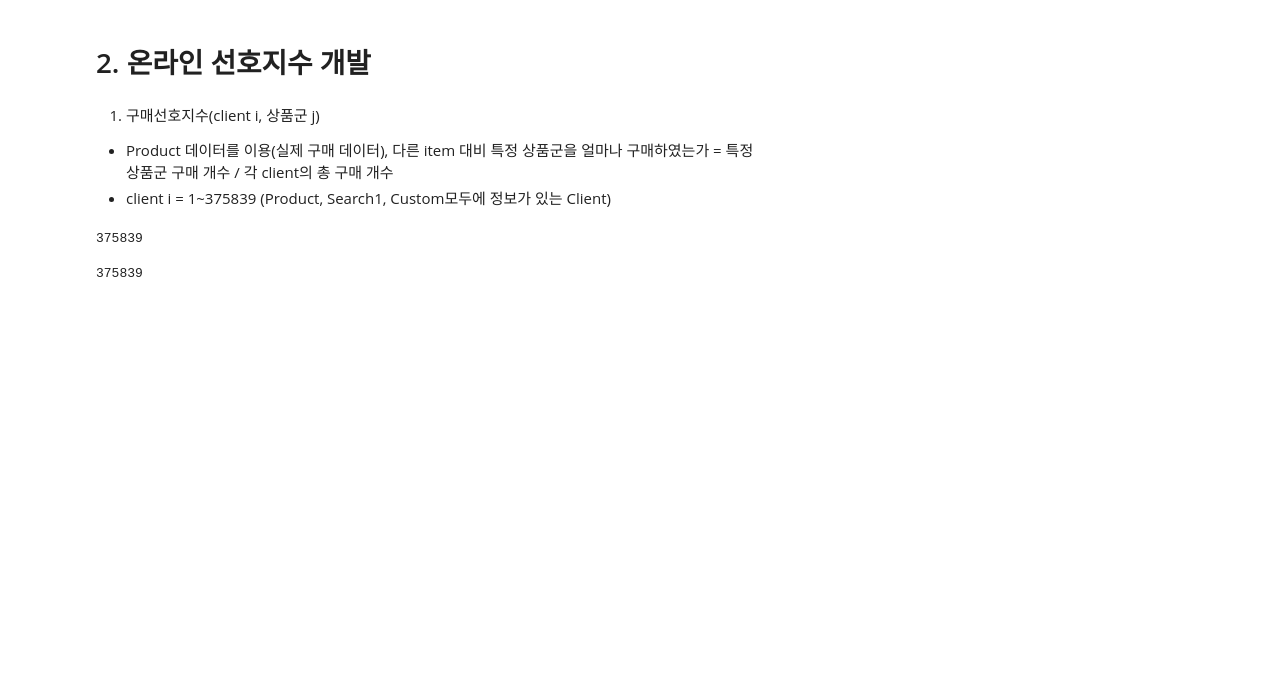
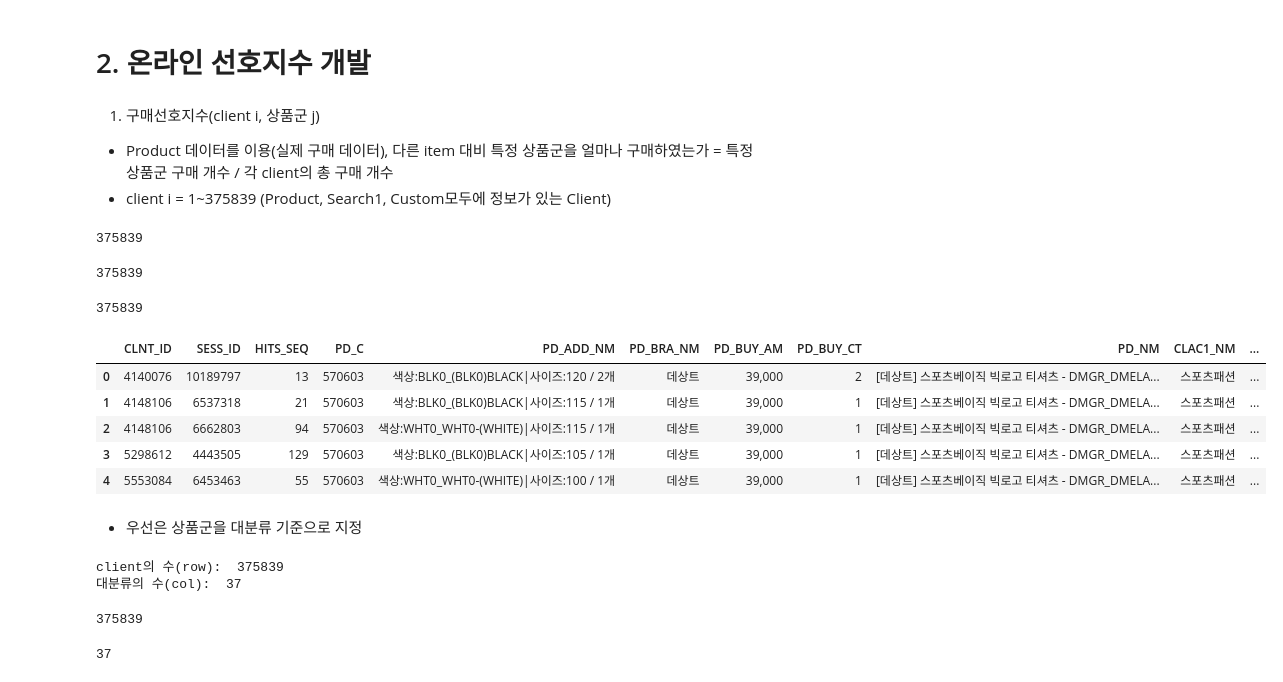
Before and after one commit to LSHReader/KuPoint, a Jupyter notebook: Developing Online Preference.ipynb, the cells around one changed output. Drawn from its saved outputs; the diff is of its cells as text; code cells hidden in the pictures; blank space fills up the shorter version.

```diff
--- a/Developing Online Preference.ipynb
+++ b/Developing Online Preference.ipynb
@@ -227,3 +226,21 @@ Product_Used = pd.merge(Product, Client_Used, how = 'inner', on = 'CLNT_ID')
 print(len(Product_Used['CLNT_ID'].value_counts()))
 # %% [output]
 375839
+# %%
+#상품정보추가
+Product_info = pd.merge(Product_Used, Master, how = 'inner', on = 'PD_C')
+# %%
+print(len(Product_info['CLNT_ID'].value_counts()))
+# %% [output]
+375839
+# %%
+Product_info.head()
+# %% [output]
+|  | CLNT_ID | SESS_ID | HITS_SEQ | PD_C | PD_ADD_NM | PD_BRA_NM | PD_BUY_AM | PD_BUY_CT | PD_NM | CLAC1_NM | ... |
+| 0 | 4140076 | 10189797 | 13 | 570603 | 색상:BLK0_(BLK0)BLACK|사이즈:120 / 2개 | 데상트 | 39,000 | 2 | [데상트] 스포츠베이직 빅로고 티셔츠 - DMGR_DMELA... | 스포츠패션 | ... |
+| 1 | 4148106 | 6537318 | 21 | 570603 | 색상:BLK0_(BLK0)BLACK|사이즈:115 / 1개 | 데상트 | 39,000 | 1 | [데상트] 스포츠베이직 빅로고 티셔츠 - DMGR_DMELA... | 스포츠패션 | ... |
+| 2 | 4148106 | 6662803 | 94 | 570603 | 색상:WHT0_WHT0-(WHITE)|사이즈:115 / 1개 | 데상트 | 39,000 | 1 | [데상트] 스포츠베이직 빅로고 티셔츠 - DMGR_DMELA... | 스포츠패션 | ... |
+| 3 | 5298612 | 4443505 | 129 | 570603 | 색상:BLK0_(BLK0)BLACK|사이즈:105 / 1개 | 데상트 | 39,000 | 1 | [데상트] 스포츠베이직 빅로고 티셔츠 - DMGR_DMELA... | 스포츠패션 | ... |
+| 4 | 5553084 | 6453463 | 55 | 570603 | 색상:WHT0_WHT0-(WHITE)|사이즈:100 / 1개 | 데상트 | 39,000 | 1 | [데상트] 스포츠베이직 빅로고 티셔츠 - DMGR_DMELA... | 스포츠패션 | ... |
+# %% [markdown]
+- 우선은 상품군을 대분류 기준으로 지정
@@ -229,0 +249,23 @@ print(len(Product_Used['CLNT_ID'].value_counts()))
+# %%
+#Client의 수
+print('client의 수(row): ',len(Product_num1['CLNT_ID'].value_counts()))
+#대분류의 수
+print('대분류의 수(col): ',len(Product_num1['CLAC1_NM'].value_counts()))
+# %% [output]
+client의 수(row):  375839
+대분류의 수(col):  37
+# %%
+#matrix를 생성해 주기 위한 작업
+#Client dataframe 생성
+C = Product_num1[['CLNT_ID']]
+C = C.drop_duplicates(subset=None, keep='first', inplace=False)
+print(len(C))
+# %% [output]
+375839
+# %%
+#대분류 dataframe생성
+CL1 = Product_num1[['CLAC1_NM']]
+CL1 = CL1.drop_duplicates(subset=None, keep='first', inplace=False)
+print(len(CL1))
+# %% [output]
+37
```
Also changed, not shown: parts of 11 cells of this notebook.
